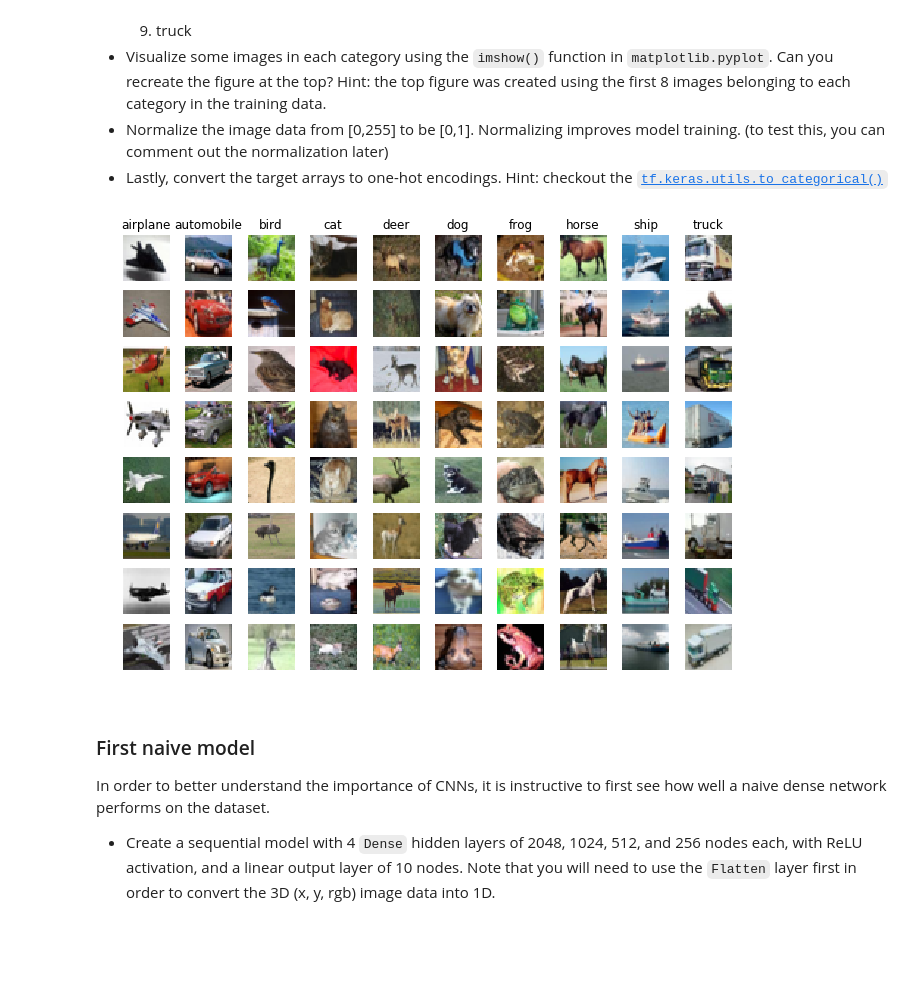
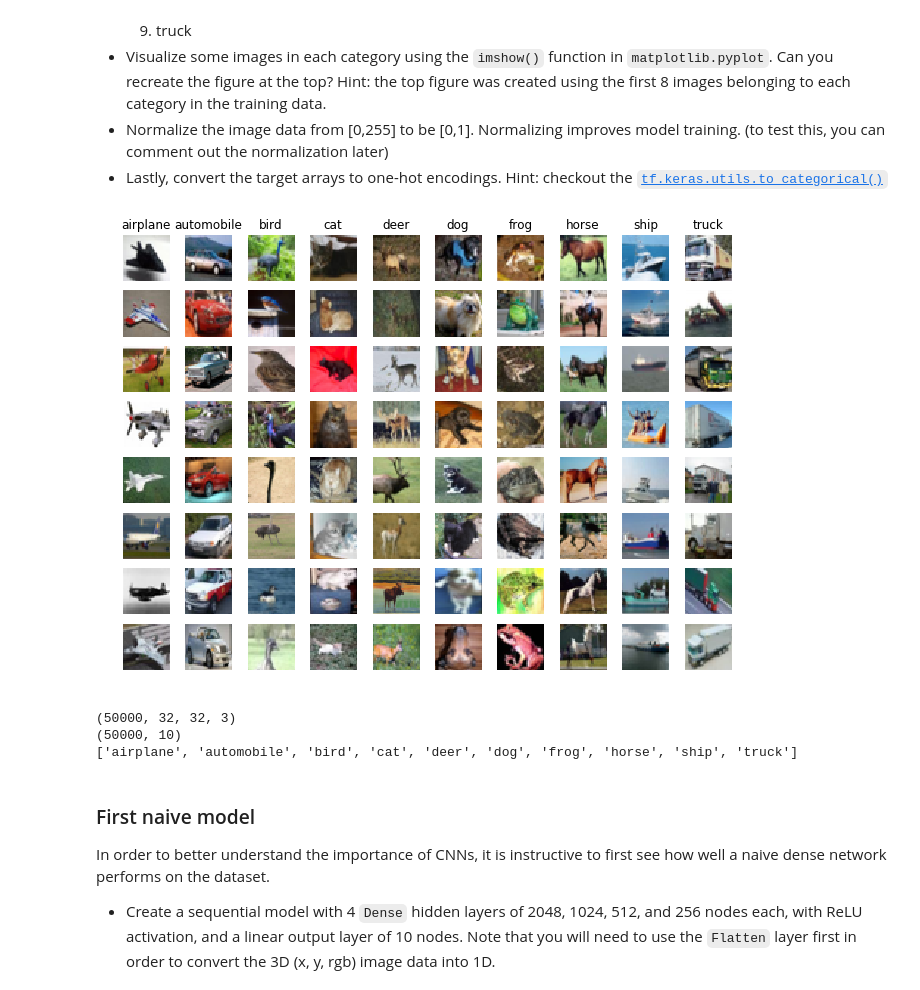
Before and after one commit to Guilli12pm/ML_proj, a Jupyter notebook: Copie_de_Lab8_answers.ipynb, the cells around one changed output. Saved outputs shown, nothing was run; the diff lists cells and outputs as text; code cells hidden in the pictures; blank space fills up the shorter version.

```diff
--- a/Copie_de_Lab8_answers.ipynb
+++ b/Copie_de_Lab8_answers.ipynb
@@ -113,35 +113,43 @@ def load_cifar_data():
         'airplane', 'automobile', 'bird', 'cat', 'deer', 'dog',
         'frog', 'horse', 'ship', 'truck'
     ]
 
     return x_train, y_train, x_test, y_test, labels
 
 x_train, y_train, x_test, y_test, labels = load_cifar_data()
 
 def show_first_n_images_in_categories(n, images, categories, labels, file_name=None):
     """Plots the first n images in each category from the image data."""
     f, axes = plt.subplots(n, 10, figsize=(11,8))
 
-    for i in range(10):
+    for i in range(len(categories[0])):
         count = 0
         j = 0
         while count < n and j < 50000:
             if categories[j][i] == 1:
                 axes[count,i].imshow(images[j,:,:,:])
                 axes[count,i].axis('off')
                 if count == 0:
                     axes[count,i].set_title(labels[i])
                 count += 1
             j += 1
 
     if file_name:
         plt.savefig(file_name)
     else:
         plt.show()
 
 show_first_n_images_in_categories(8, x_train, y_train, labels)
 # %% [output]
-[figure, old version]
+[figure, new version]
+# %%
+print(x_train.shape)
+print(y_train.shape)
+print(labels)
+# %% [output]
+(50000, 32, 32, 3)
+(50000, 10)
+['airplane', 'automobile', 'bird', 'cat', 'deer', 'dog', 'frog', 'horse', 'ship', 'truck']
 # %% [markdown]
 ### First naive model
 
```
